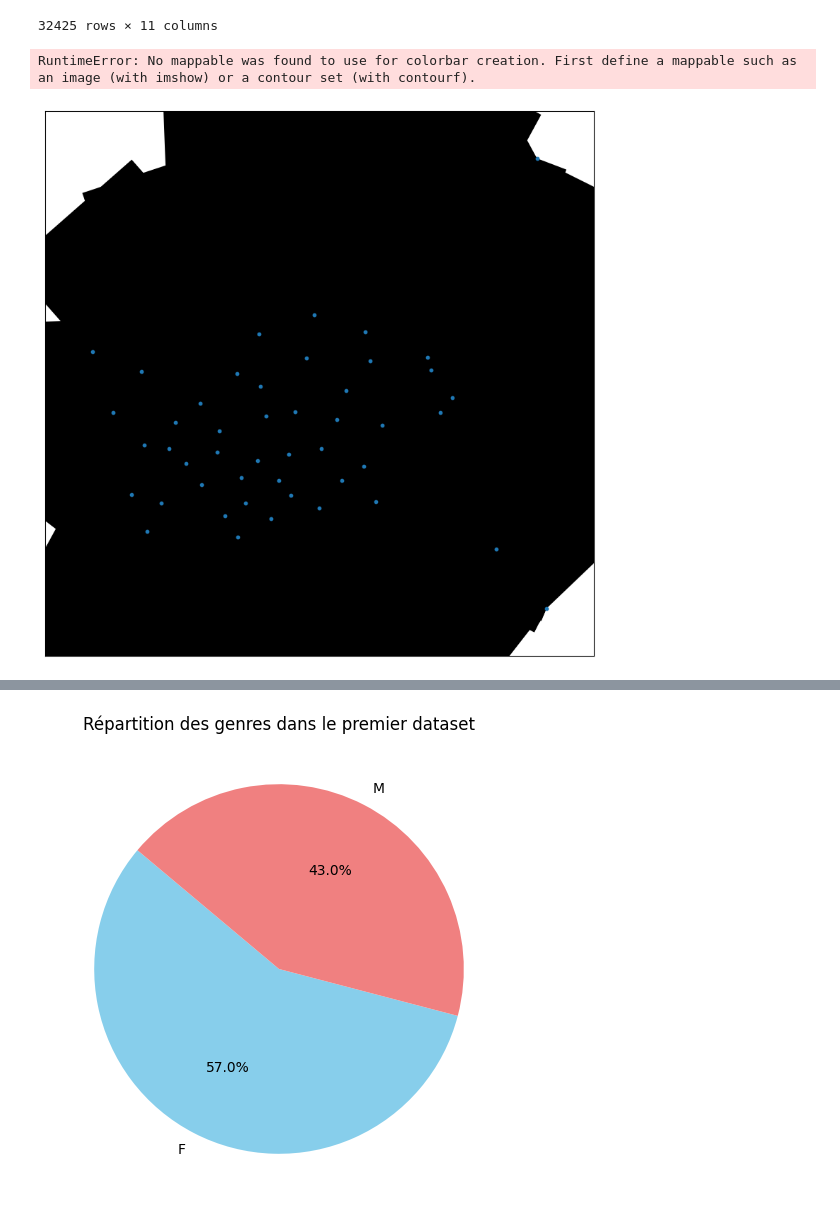
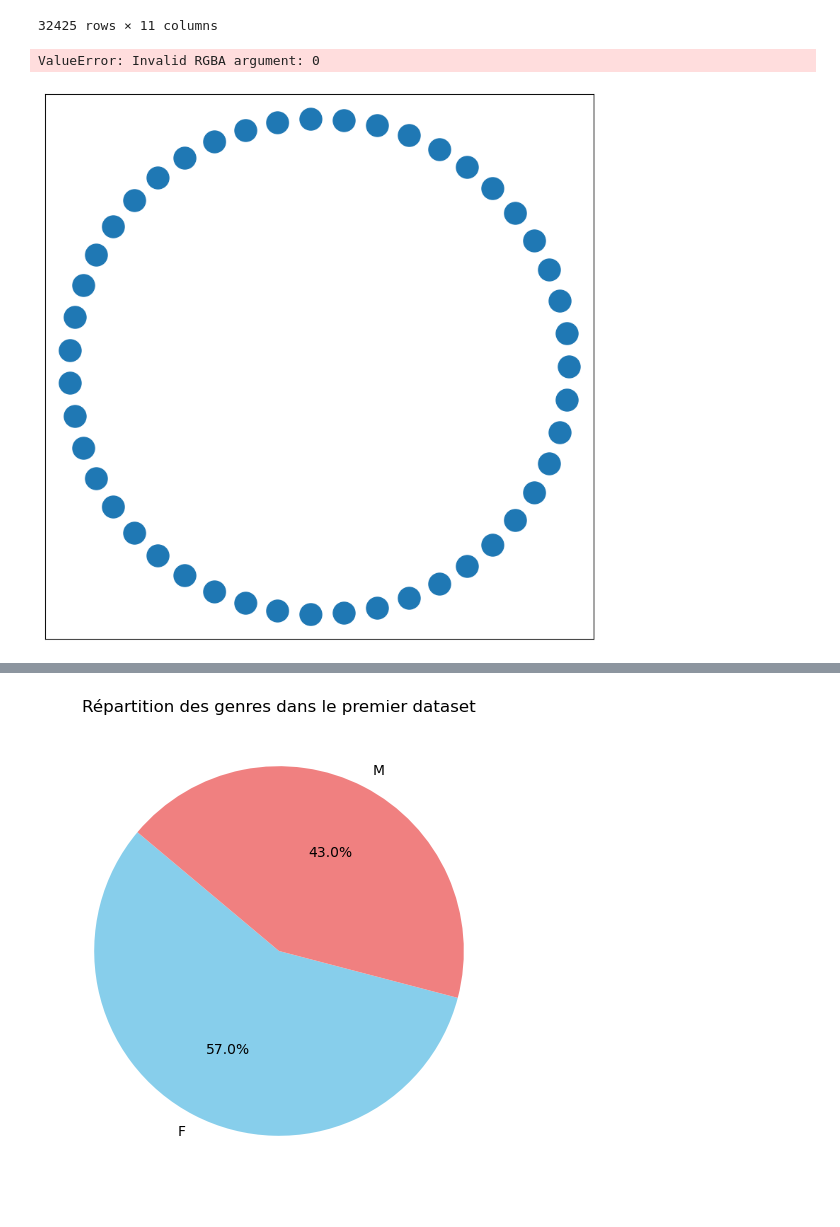
Before and after one commit to Blanblan9/Graph-mining, a Jupyter notebook: GraphMining.ipynb, the cells around one changed output, grey strips where cells are left out. Saved outputs shown, nothing was run; the diff lists cells and outputs as text; code cells hidden in the pictures.

```diff
--- a/GraphMining.ipynb
+++ b/GraphMining.ipynb
@@ -88,44 +96,44 @@ data_1
 """
 représentation du dataset
 """
 # Create a graph
 G = nx.Graph()
 
 # Add nodes and weighted edges based on the number of contacts (row count)
 for index, row in data_1.iterrows():
     G.add_node(row['ID1_1'])
     G.add_node(row['ID2_1'])
     contact_count = 1  # Count each contact as 1
     if G.has_edge(row['ID1_1'], row['ID2_1']):
         G[row['ID1_1']][row['ID2_1']]['weight'] += contact_count
     else:
         G.add_edge(row['ID1_1'], row['ID2_1'], weight=contact_count)
 
-# Extract edge weights into a list
-edge_weights = [G[u][v]['weight'] for u, v in G.edges()]
+# Extract edge weights into a list, handling None values
+edge_weights = [G[u][v]['weight'] if 'weight' in G[u][v] else 0 for u, v in G.edges()]
 
 # Create a layout for the nodes (e.g., Kamada-Kawai layout)
-pos = nx.kamada_kawai_layout(G)
+pos = nx.circular_layout(G)
 
 # Set the figure size
 plt.figure(figsize=(10, 10))  # You can adjust the size as needed
 
 # Draw nodes
-nx.draw_networkx_nodes(G, pos, node_size=10)
+nx.draw_networkx_nodes(G, pos, node_size=500)
 
 # Draw edges with varying thickness based on weights
-nx.draw_networkx_edges(G, pos, width=edge_weights, edge_cmap=plt.cm.Blues, edge_vmin=min(edge_weights), edge_vmax=max(edge_weights))
-
-# Create a colorbar for the edge thickness
-cbar = plt.colorbar()
-cbar.set_label('Edge Weight (Number of Contacts)')
+for edge in G.edges(data='weight'):
+    weight = edge[2] if edge[2] is not None else 0
+    if weight > 0:  # Draw edges only if the weight is greater than 0
+        nx.draw_networkx_edges(G, pos, edgelist=[edge], width=weight / 300, edge_color=(0, 255, 68))
+nx.draw_networkx_labels(G, pos, font_size=12, font_family="sans-serif")
 
 # Show the graph
 plt.axis('off')
 plt.show()
 # %% [output]
-RuntimeError: No mappable was found to use for colorbar creation. First define a mappable such as an image (with imshow) or a contour set (with contourf).
+ValueError: Invalid RGBA argument: 0
-[figure, old version]
+[figure, new version]
 # %%
 # Sélectionnez la colonne 'age1_1' du premier dataset
 age_intervals = data_1['age1_1']
```
Also changed, not shown: parts of 11 cells of this notebook.
